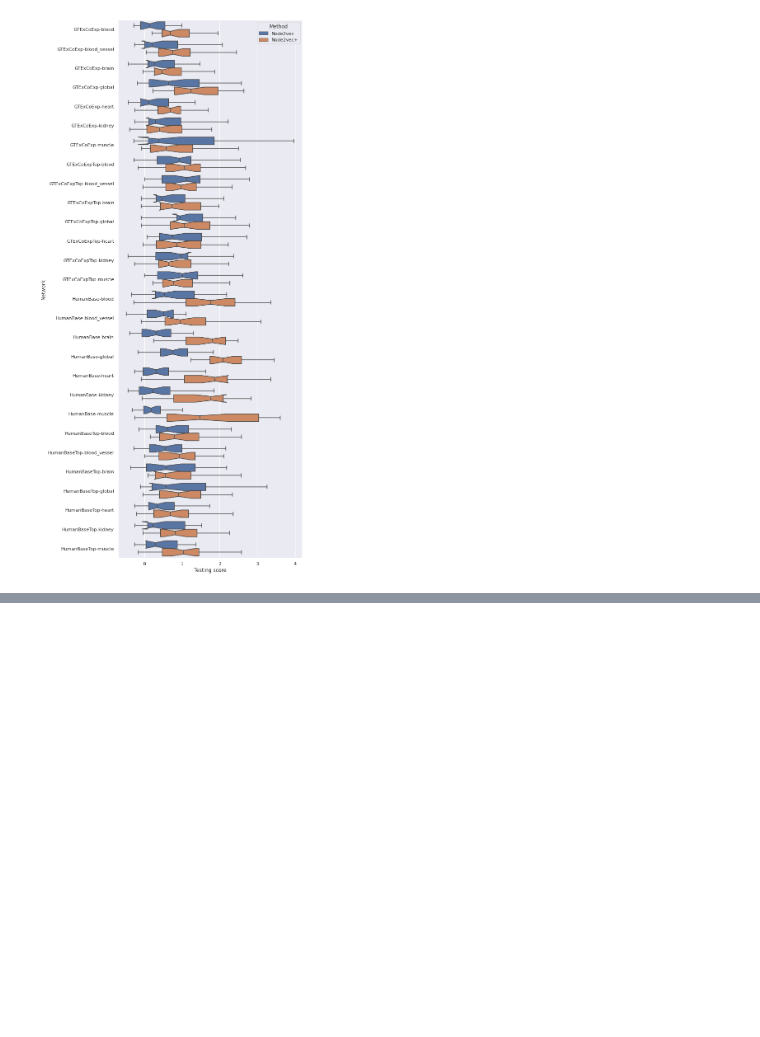
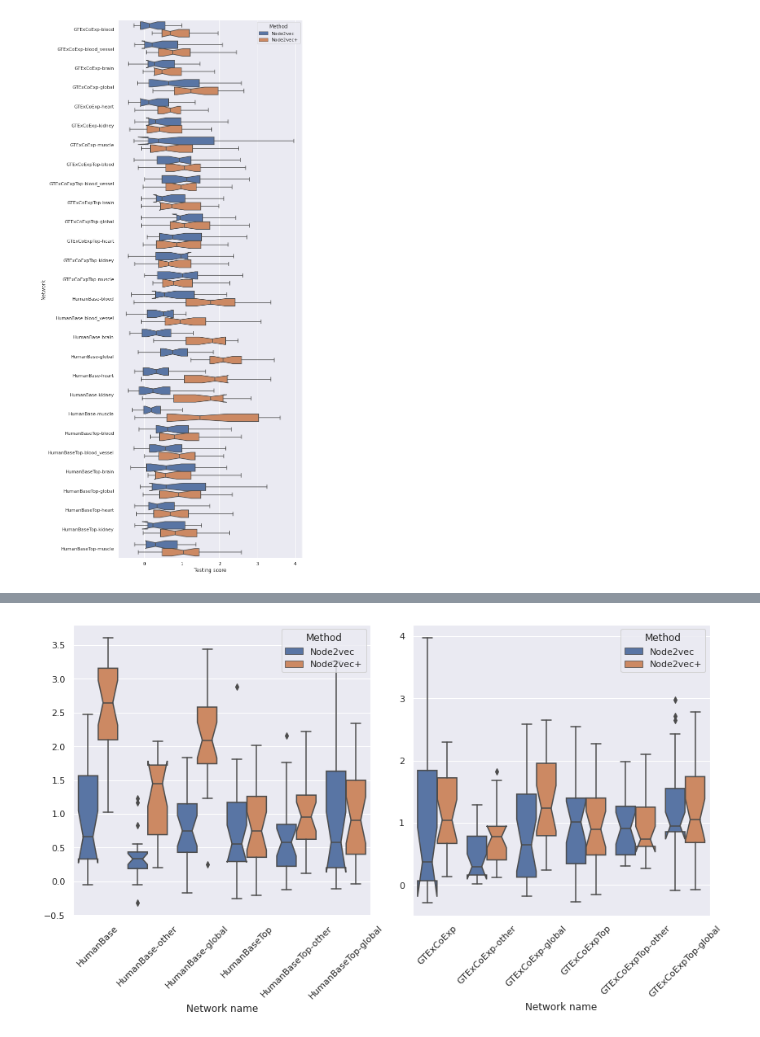
Before and after one commit to krishnanlab/node2vecplus_benchmarks, a Jupyter notebook: plot/tissue_gene_classification_plots.ipynb, the cells around one changed output, grey strips where cells are left out. Drawn from its saved outputs; the diff is of its cells as text; code cells hidden in the pictures; blank space fills up the shorter version.

Commit message:
Plot tissue specfic GO prediction performance using unmatched tissues

```diff
--- a/plot/tissue_gene_classification_plots.ipynb
+++ b/plot/tissue_gene_classification_plots.ipynb
@@ -95,0 +81,72 @@ plt.show()
+# %%
+tissue_matched_result_df = pd.concat(
+    (
+        # Matched tissue
+        result_df[result_df["Task tissue"] == result_df["Network tissue"]],
+        # Other tissues (average)
+        (
+            result_df[
+                (result_df["Task tissue"] != result_df["Network tissue"])
+                & (result_df["Network tissue"] != "global")
+            ]
+            .groupby(
+                ["Network name", "Task name", "Method"],
+                as_index=False,
+            )[["Training score", "Validation score", "Testing score"]]
+            .mean()
+            .replace(
+                ["HumanBase", "HumanBaseTop", "GTExCoExp", "GTExCoExpTop"],
+                ["HumanBase-other", "HumanBaseTop-other", "GTExCoExp-other", "GTExCoExpTop-other"],
+            )
+        ),
+        # Tissue naive (global)
+        (
+            result_df[result_df["Network"].isin(["HumanBase-global", "HumanBaseTop-global",
+                                                 "GTExCoExp-global", "GTExCoExpTop-global"])]
+            .replace(
+                ["HumanBase", "HumanBaseTop", "GTExCoExp", "GTExCoExpTop"],
+                ["HumanBase-global", "HumanBaseTop-global", "GTExCoExp-global", "GTExCoExpTop-global"],
+            )
+        ),
+    )
+)
+
+# Network orders
+orders = [
+    [
+        "HumanBase",
+        "HumanBase-other",
+        "HumanBase-global",
+        "HumanBaseTop",
+        "HumanBaseTop-other",
+        "HumanBaseTop-global",
+    ],
+    [
+        "GTExCoExp",
+        "GTExCoExp-other",
+        "GTExCoExp-global",
+        "GTExCoExpTop",
+        "GTExCoExpTop-other",
+        "GTExCoExpTop-global",
+    ],
+]
+
+# Plot performance boxplots, split by network groups
+fig, axes = plt.subplots(1, 2, figsize=(12, 7), sharey=False)
+for ax, order in zip(axes, orders):
+    sns.boxplot(
+        data=tissue_matched_result_df,
+        x="Network name",
+        y="Testing score",
+        order=order,
+        hue="Method",
+        notch=True,
+        ax=ax,
+    )
+    ax.tick_params(axis="x", rotation=45)
+    ax.set_ylabel("")
+
+plt.tight_layout()
+plt.show()
+# %% [output]
+[figure, added]
```
Also changed, not shown: parts of 3 cells of this notebook.
